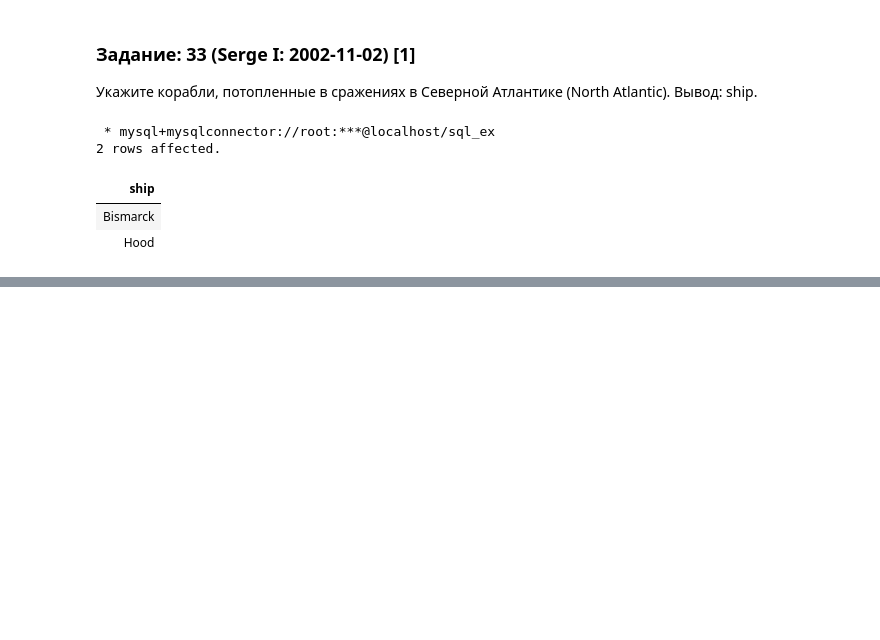
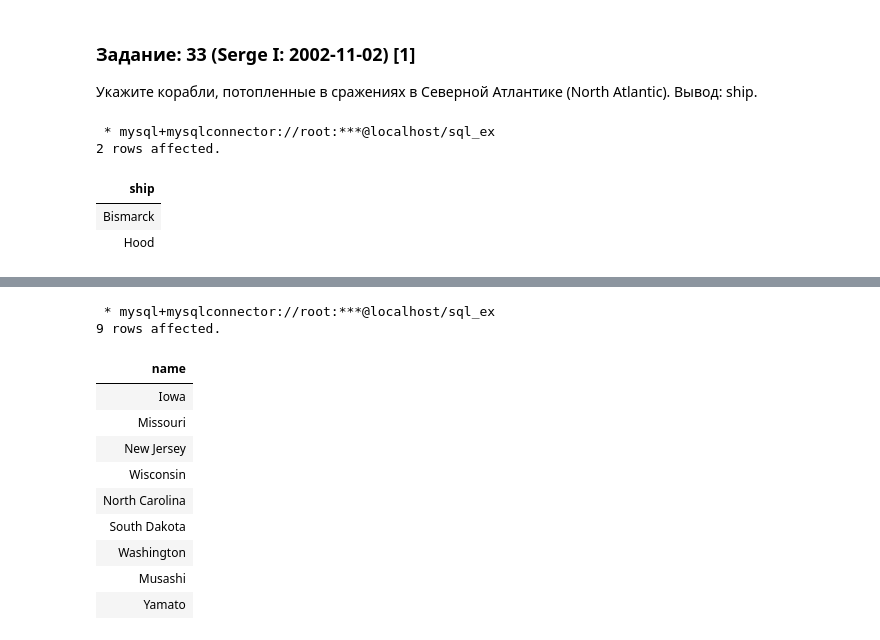
Before and after one commit to dided-s/sql-ex, a Jupyter notebook: select-training/ships/tasks.ipynb, the cells around one changed output, grey strips where cells are left out. Drawn from its saved outputs; the diff is of its cells as text; code cells hidden in the pictures; blank space fills up the shorter version.

```diff
--- a/select-training/ships/tasks.ipynb
+++ b/select-training/ships/tasks.ipynb
@@ -134,0 +138,22 @@ SELECT ship
+# %%
+%%sql
+SELECT name
+  FROM ships
+  JOIN classes
+    ON ships.class = classes.class
+ WHERE type = 'bb'
+   AND launched >= 1922
+   AND displacement > 35000;
+# %% [output]
+ * mysql+mysqlconnector://root:***@localhost/sql_ex
+9 rows affected.
+| name |
+| Iowa |
+| Missouri |
+| New Jersey |
+| Wisconsin |
+| North Carolina |
+| South Dakota |
+| Washington |
+| Musashi |
+| Yamato |
```
Also changed, not shown: parts of 20 cells of this notebook, 11 other files.
